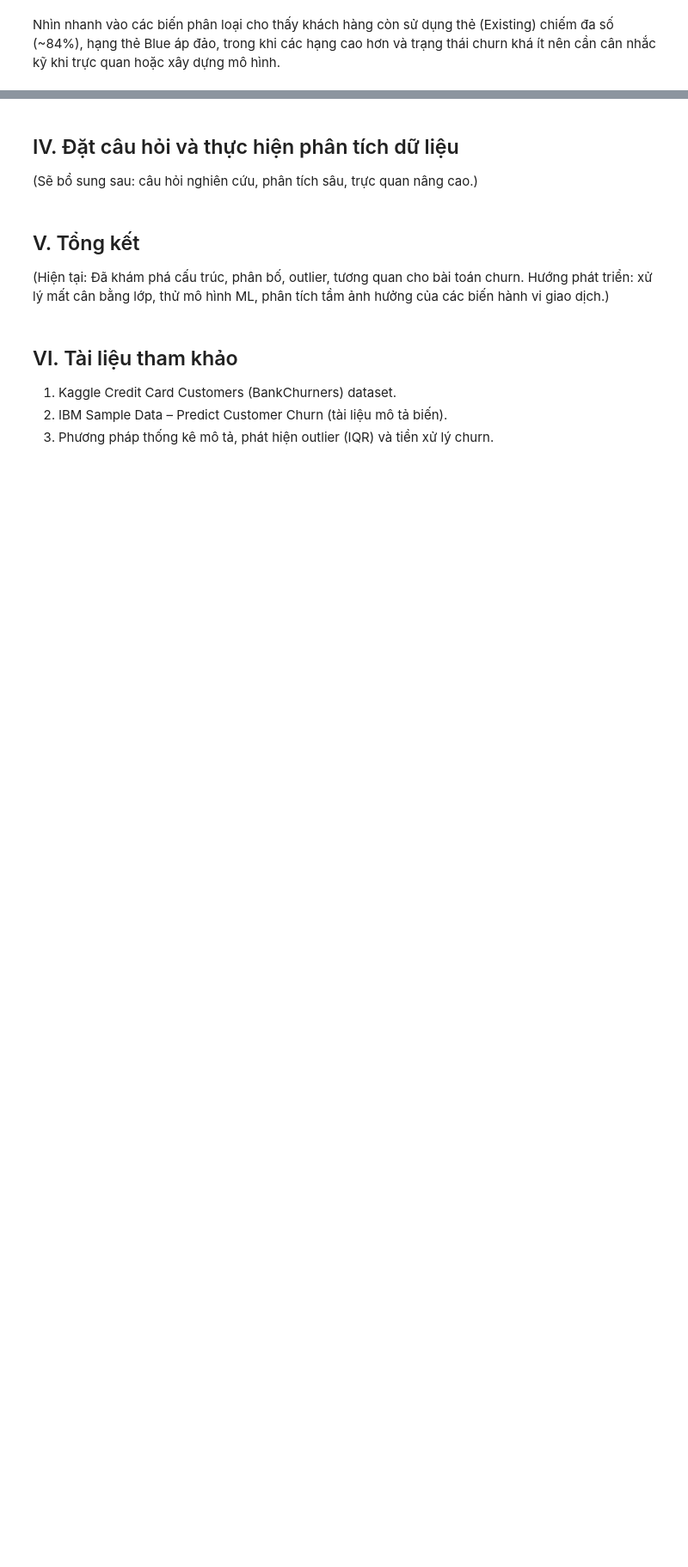
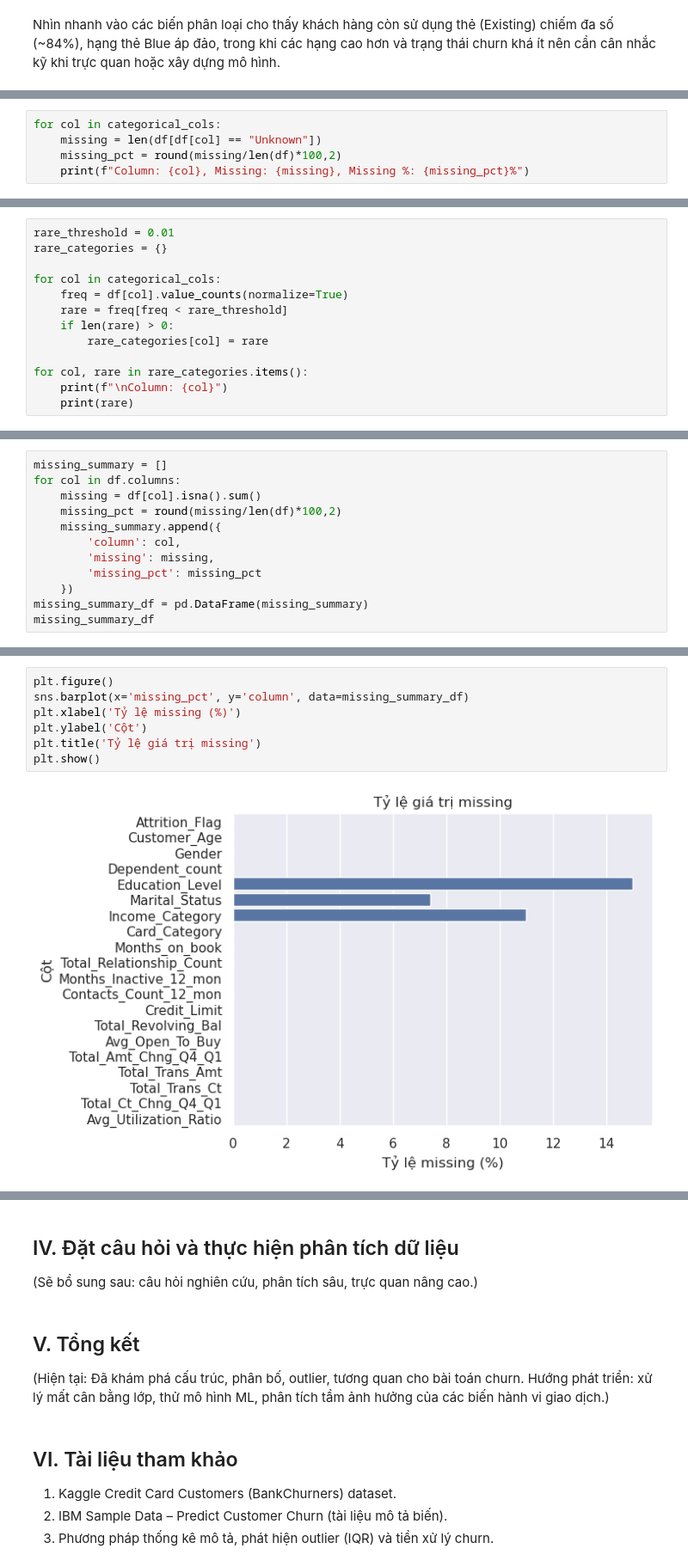
Before and after one commit to Khoa-Neee/P4DS_Final-Project, a Jupyter notebook: main.ipynb, the cells around one changed output, grey strips where cells are left out. Shown at 86% size. Drawn from its saved outputs; the diff is of its cells as text; blank space fills up the shorter version.

```diff
--- a/main.ipynb
+++ b/main.ipynb
@@ -543,0 +655,5 @@ Nhìn nhanh vào các biến phân loại cho thấy khách hàng còn sử dụ
+# %%
+for col in categorical_cols:
+    missing = len(df[df[col] == "Unknown"])
+    missing_pct = round(missing/len(df)*100,2)
+    print(f"Column: {col}, Missing: {missing}, Missing %: {missing_pct}%")
@@ -543,0 +671,13 @@ Nhìn nhanh vào các biến phân loại cho thấy khách hàng còn sử dụ
+# %%
+rare_threshold = 0.01
+rare_categories = {}
+
+for col in categorical_cols:
+    freq = df[col].value_counts(normalize=True)
+    rare = freq[freq < rare_threshold]
+    if len(rare) > 0:
+        rare_categories[col] = rare
+
+for col, rare in rare_categories.items():
+    print(f"\nColumn: {col}")
+    print(rare)
@@ -543,0 +701,12 @@ Nhìn nhanh vào các biến phân loại cho thấy khách hàng còn sử dụ
+# %%
+missing_summary = []
+for col in df.columns:
+    missing = df[col].isna().sum()
+    missing_pct = round(missing/len(df)*100,2)
+    missing_summary.append({
+        'column': col,
+        'missing': missing,
+        'missing_pct': missing_pct
+    })
+missing_summary_df = pd.DataFrame(missing_summary)
+missing_summary_df
@@ -543,0 +733,9 @@ Nhìn nhanh vào các biến phân loại cho thấy khách hàng còn sử dụ
+# %%
+plt.figure()
+sns.barplot(x='missing_pct', y='column', data=missing_summary_df)
+plt.xlabel('Tỷ lệ missing (%)')
+plt.ylabel('Cột')
+plt.title('Tỷ lệ giá trị missing')
+plt.show()
+# %% [output]
+[figure, added]
```
Also changed, not shown: parts of 54 cells of this notebook.
